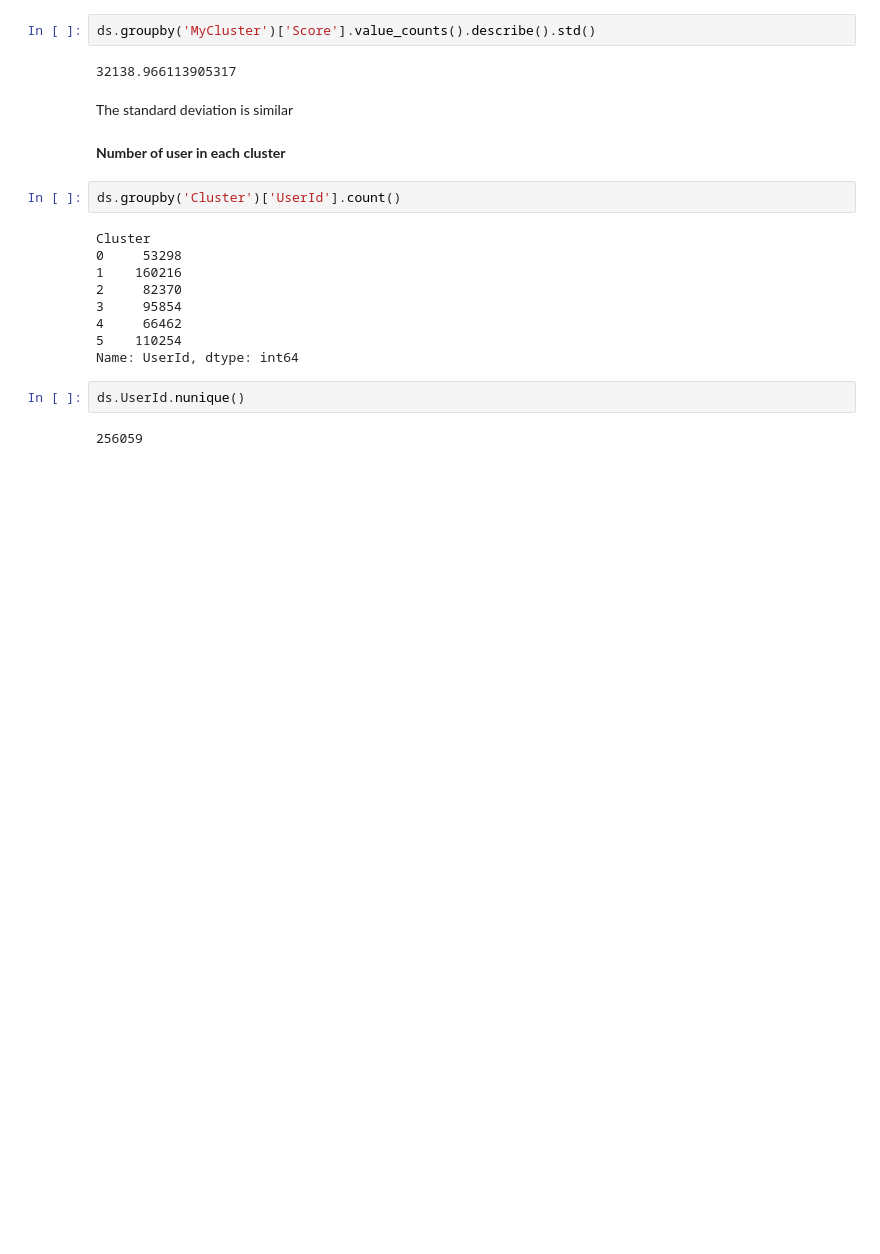
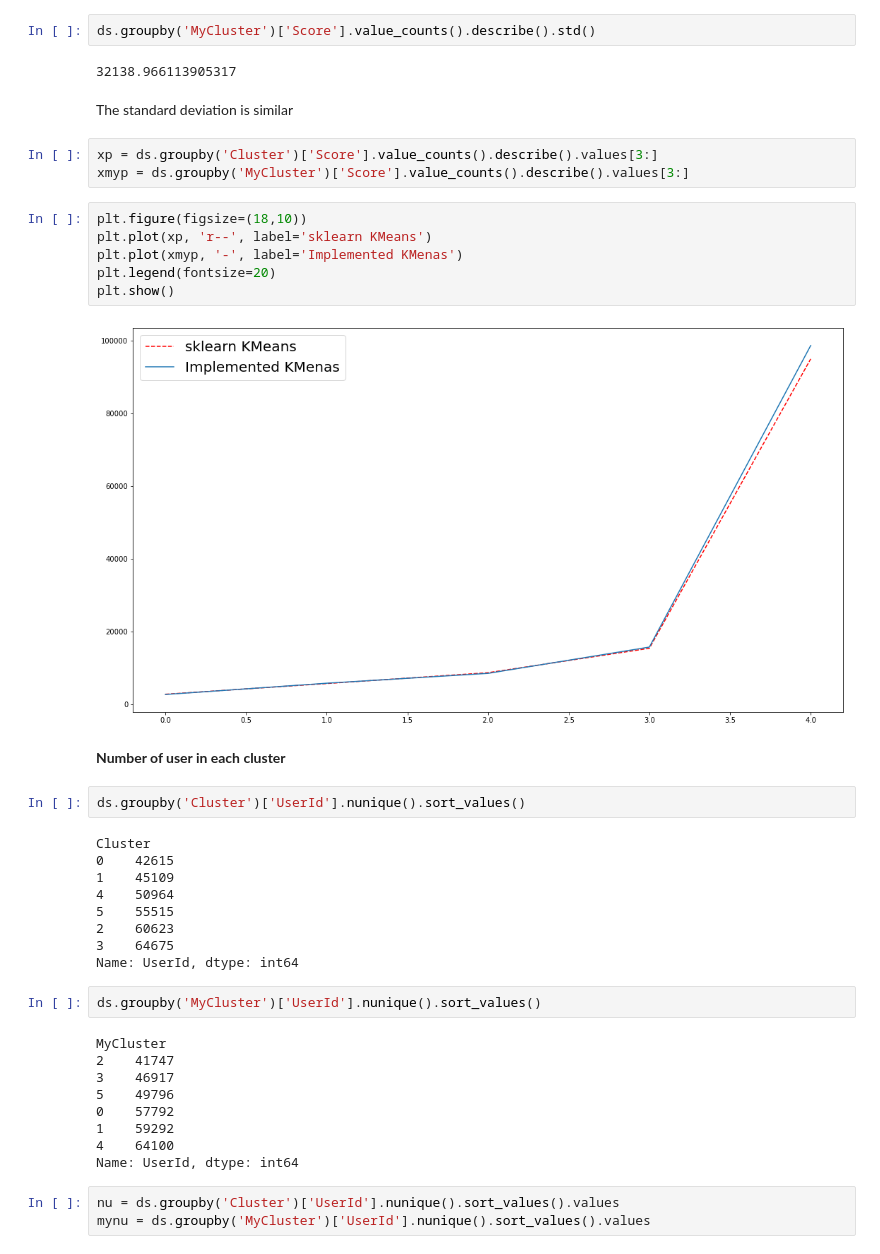
Before and after one commit to randomlulli/AMD-HW4, a Jupyter notebook: HW4 - Q2.ipynb, the cells around one changed output. Drawn from its saved outputs; the diff is of its cells as text; blank space fills up the shorter version.

```diff
--- a/HW4 - Q2.ipynb
+++ b/HW4 - Q2.ipynb
@@ -350,20 +350,41 @@ ds.groupby('MyCluster')['Score'].value_counts().describe().std()
 32138.966113905317
 # %% [markdown]
 The standard deviation is similar
+# %%
+xp = ds.groupby('Cluster')['Score'].value_counts().describe().values[3:]
+xmyp = ds.groupby('MyCluster')['Score'].value_counts().describe().values[3:]
+# %%
+plt.figure(figsize=(18,10))
+plt.plot(xp, 'r--', label='sklearn KMeans')
+plt.plot(xmyp, '-', label='Implemented KMenas')
+plt.legend(fontsize=20)
+plt.show()
+# %% [output]
+[figure, added]
 # %% [markdown]
 **Number of user in each cluster**
 # %%
-ds.groupby('Cluster')['UserId'].count()
+ds.groupby('Cluster')['UserId'].nunique().sort_values()
 # %% [output]
 Cluster
-0     53298
-1    160216
-2     82370
-3     95854
-4     66462
-5    110254
+0    42615
+1    45109
+4    50964
+5    55515
+2    60623
+3    64675
 Name: UserId, dtype: int64
 # %%
-ds.UserId.nunique()
+ds.groupby('MyCluster')['UserId'].nunique().sort_values()
 # %% [output]
-256059
+MyCluster
+2    41747
+3    46917
+5    49796
+0    57792
+1    59292
+4    64100
+Name: UserId, dtype: int64
+# %%
+nu = ds.groupby('Cluster')['UserId'].nunique().sort_values().values
+mynu = ds.groupby('MyCluster')['UserId'].nunique().sort_values().values
```
Also changed, not shown: parts of 2 cells of this notebook.
